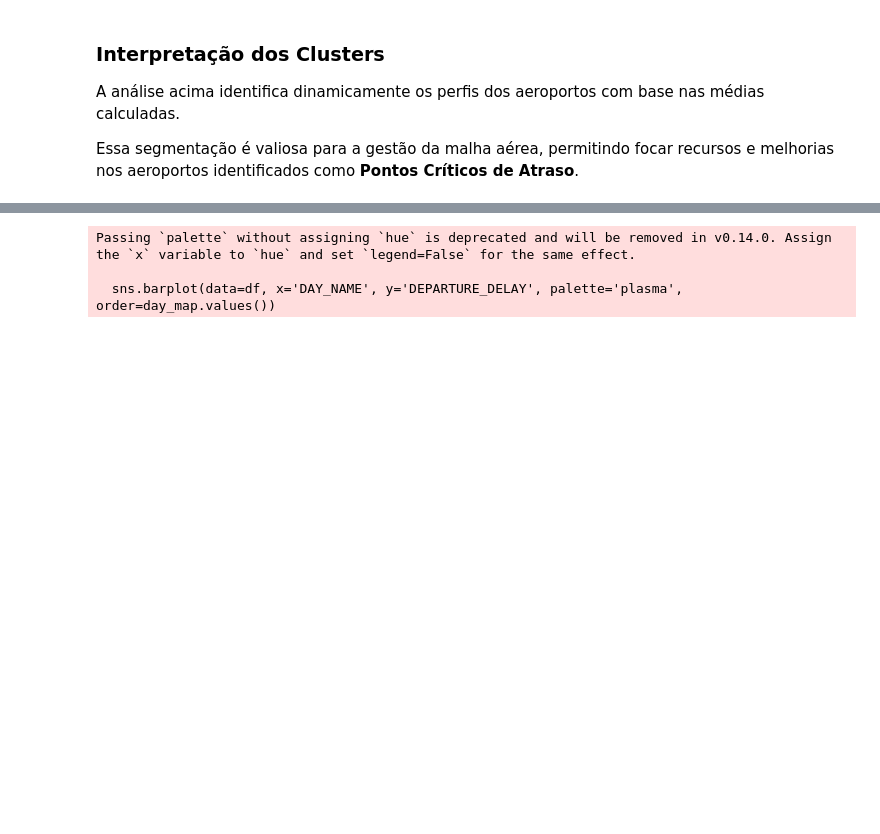
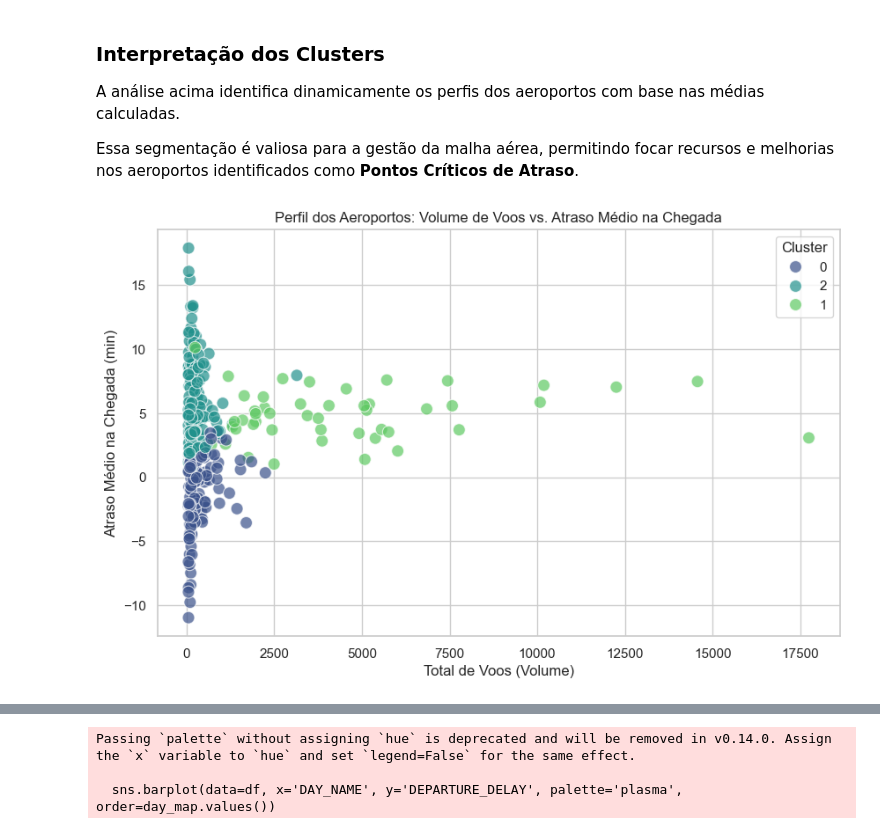
Before and after one commit to ahmiura/techChallenge-fase3, a Jupyter notebook: notebooks/Apresentacao.ipynb, the cells around one changed output, grey strips where cells are left out. Saved outputs shown, nothing was run; the diff lists cells and outputs as text; code cells hidden in the pictures; blank space fills up the shorter version.

```diff
--- a/notebooks/Apresentacao.ipynb
+++ b/notebooks/Apresentacao.ipynb
@@ -263,3 +263,27 @@ if 'df_clusters' in locals() and not df_clusters.empty:
 A análise acima identifica dinamicamente os perfis dos aeroportos com base nas médias calculadas.
 
 Essa segmentação é valiosa para a gestão da malha aérea, permitindo focar recursos e melhorias nos aeroportos identificados como **Pontos Críticos de Atraso**.
+# %%
+import sys
+import os
+sys.path.append(os.path.abspath(os.path.join(os.getcwd(), '..'))) # Ajuste o path conforme a estrutura
+from src.models.unsupervised import UnsupervisedModeler
+
+# Gere o gráfico usando o dataframe que você já tem (df_clusters)
+plt.figure(figsize=(10, 6))
+sns.scatterplot(
+    data=df_clusters,
+    x='TOTAL_FLIGHTS',
+    y='ARRIVAL_DELAY',
+    hue='CLUSTER',
+    palette='viridis',
+    s=100,
+    alpha=0.7
+)
+plt.title('Perfil dos Aeroportos: Volume de Voos vs. Atraso Médio na Chegada')
+plt.xlabel('Total de Voos (Volume)')
+plt.ylabel('Atraso Médio na Chegada (min)')
+plt.legend(title='Cluster')
+plt.show()
+# %% [output]
+[figure, added]
```
Also changed, not shown: parts of 1 cell of this notebook.
